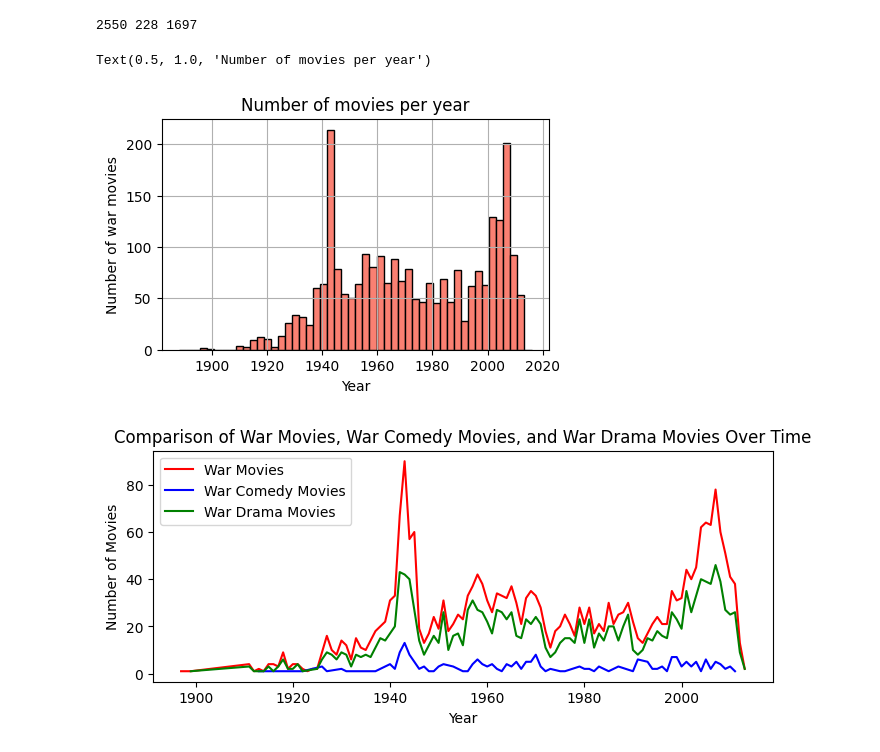
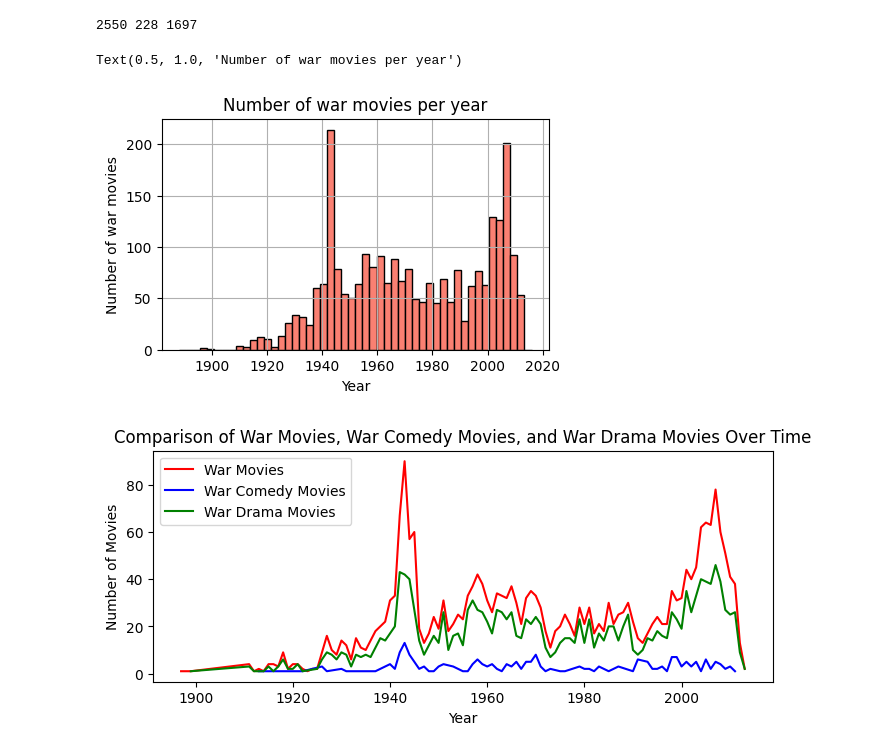
Before and after one commit to epfl-ada/ada-2024-project-nostringsadached, a Jupyter notebook: results.ipynb, the cells around one changed output. Saved outputs shown, nothing was run; the diff lists cells and outputs as text; code cells hidden in the pictures.

```diff
--- a/results.ipynb
+++ b/results.ipynb
@@ -79,13 +79,13 @@ print(len(War_movies), len(War_movies_comedy), len(War_movies_drama))
 # %%
 plt.figure(figsize=(5,3))
 War_movies["Year"].hist(bins=50, range=(preprocessed_movies["Year"].min(), preprocessed_movies["Year"].max()), color = 'salmon', edgecolor = 'black')
 
 plt.xlabel("Year")
 plt.ylabel("Number of war movies")
-plt.title("Number of movies per year")
+plt.title("Number of war movies per year")
 # %% [output]
-Text(0.5, 1.0, 'Number of movies per year')
+Text(0.5, 1.0, 'Number of war movies per year')
-[figure, old version]
+[figure, new version]
 # %%
 plt.figure(figsize=(8, 3))
 
```
